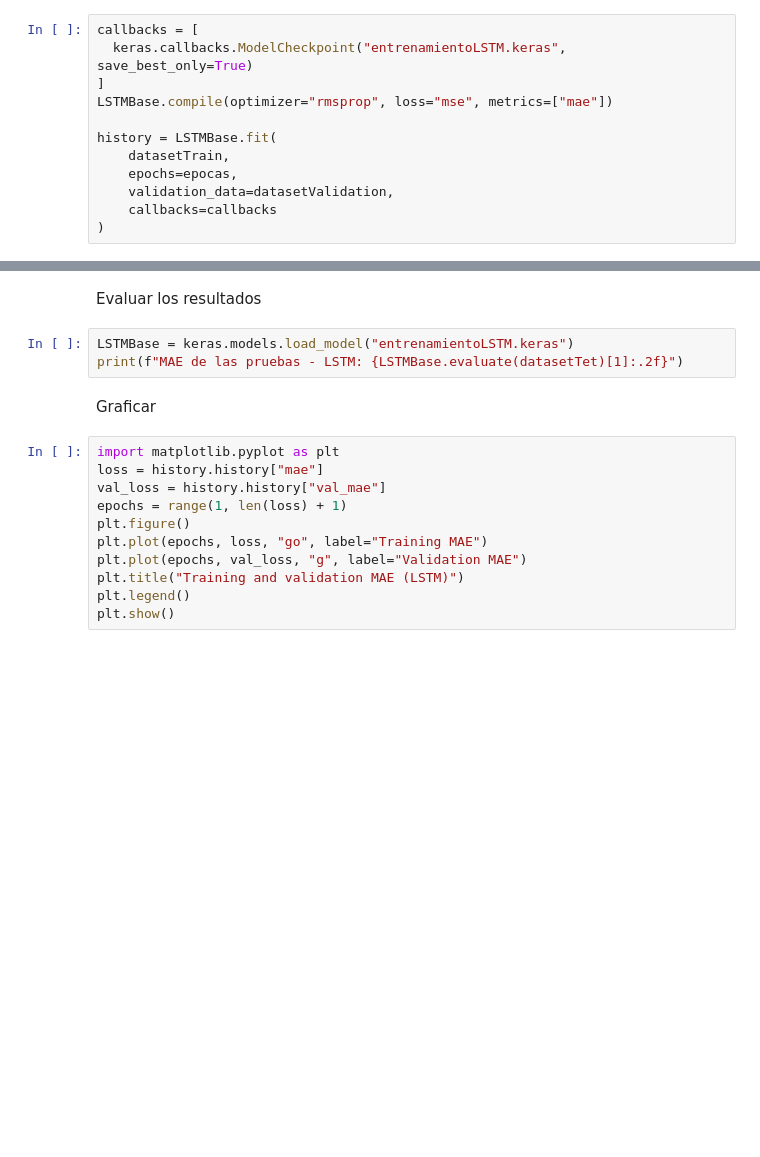
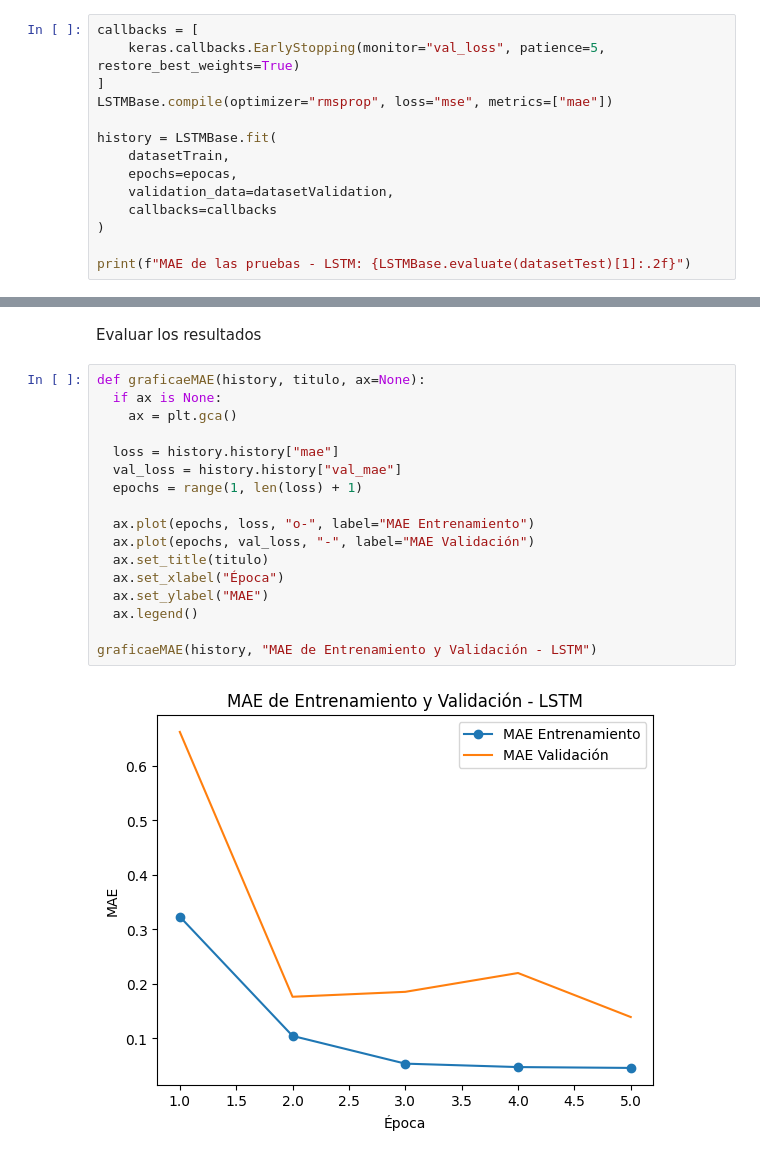
Before and after one commit to AngieJoya99/Taller3-RN, a Jupyter notebook: Taller3RN.ipynb, the cells around one changed output, grey strips where cells are left out. Cells and saved outputs as stored; diff of their text form; blank space fills up the shorter version.

```diff
--- a/Taller3RN.ipynb
+++ b/Taller3RN.ipynb
@@ -191,7 +165,7 @@ model = keras.Model(inputs, outputs)
 Realizar el entrenamiento
 # %%
 callbacks = [
-  keras.callbacks.ModelCheckpoint("entrenamientoLSTM.keras", save_best_only=True)
+    keras.callbacks.EarlyStopping(monitor="val_loss", patience=5, restore_best_weights=True)
 ]
 LSTMBase.compile(optimizer="rmsprop", loss="mse", metrics=["mae"])
 
@@ -201,3 +175,5 @@ history = LSTMBase.fit(
     validation_data=datasetValidation,
     callbacks=callbacks
 )
+
+print(f"MAE de las pruebas - LSTM: {LSTMBase.evaluate(datasetTest)[1]:.2f}")
@@ -204,18 +198,21 @@ history = LSTMBase.fit(
 # %% [markdown]
 Evaluar los resultados
-# %%
-LSTMBase = keras.models.load_model("entrenamientoLSTM.keras")
-print(f"MAE de las pruebas - LSTM: {LSTMBase.evaluate(datasetTet)[1]:.2f}")
-# %% [markdown]
-Graficar
 # %%
-import matplotlib.pyplot as plt
-loss = history.history["mae"]
-val_loss = history.history["val_mae"]
-epochs = range(1, len(loss) + 1)
-plt.figure()
-plt.plot(epochs, loss, "go", label="Training MAE")
-plt.plot(epochs, val_loss, "g", label="Validation MAE")
-plt.title("Training and validation MAE (LSTM)")
-plt.legend()
-plt.show()
+def graficaeMAE(history, titulo, ax=None):
+  if ax is None:
+    ax = plt.gca()
+
+  loss = history.history["mae"]
+  val_loss = history.history["val_mae"]
+  epochs = range(1, len(loss) + 1)
+
+  ax.plot(epochs, loss, "o-", label="MAE Entrenamiento")
+  ax.plot(epochs, val_loss, "-", label="MAE Validación")
+  ax.set_title(titulo)
+  ax.set_xlabel("Época")
+  ax.set_ylabel("MAE")
+  ax.legend()
+
+graficaeMAE(history, "MAE de Entrenamiento y Validación - LSTM")
+# %% [output]
+[figure, added]
```
Also changed, not shown: parts of 9 cells of this notebook.
